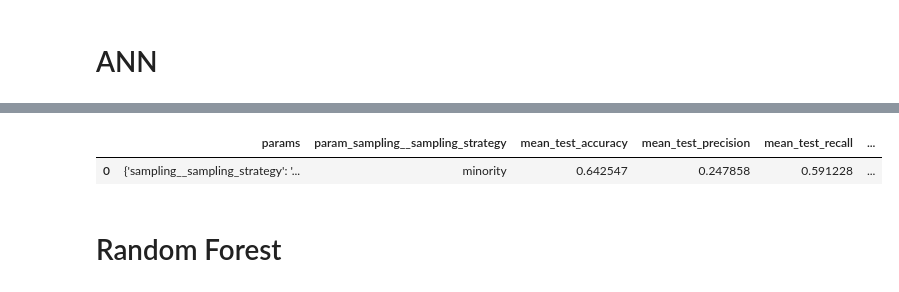
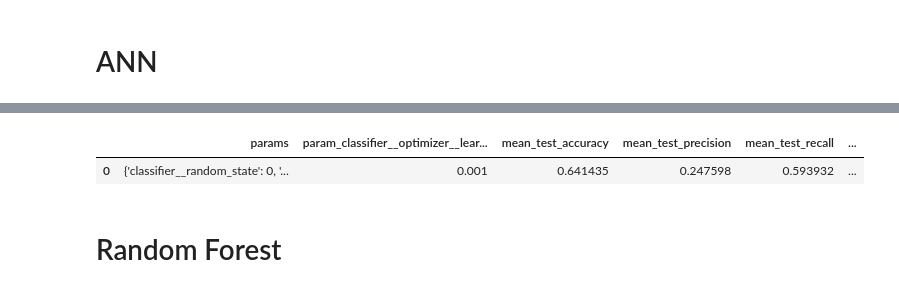
Before and after one commit to DiVitoTommaso/Cyclists-Races_Data-Mining, a Jupyter notebook: Supervised Learning.ipynb, the cells around one changed output, grey strips where cells are left out. Saved outputs shown, nothing was run; the diff lists cells and outputs as text; code cells hidden in the pictures.

```diff
--- a/Supervised Learning.ipynb
+++ b/Supervised Learning.ipynb
@@ -313,24 +221,0 @@ dummy_positive_scores, dummy_negative_scores, dummy_stratified_scores, dummy_uni
-# %%
-# evaluate on test set
-dummy_positive.fit(X_train, y_train)
-dummy_negative.fit(X_train, y_train)
-dummy_stratified.fit(X_train, y_train)
-dummy_uniform.fit(X_train, y_train)
-
-dummy_positive_preds = dummy_positive.predict(X_test)
-dummy_negative_preds = dummy_negative.predict(X_test)
-dummy_stratified_preds = dummy_stratified.predict(X_test)
-dummy_uniform_preds = dummy_uniform.predict(X_test)
-
-print("Positive dummy classifier")
-print(fbeta_score(y_test, dummy_positive_preds, beta=0.5))
-print(classification_report(y_test, dummy_positive_preds))
-print("Negative dummy classifier")
-print(fbeta_score(y_test, dummy_negative_preds, beta=0.5))
-print(classification_report(y_test, dummy_negative_preds))
-print("Stratified dummy classifier")
-print(fbeta_score(y_test, dummy_stratified_preds, beta=0.5))
-print(classification_report(y_test, dummy_stratified_preds))
-print("Uniform dummy classifier")
-print(fbeta_score(y_test, dummy_uniform_preds, beta=0.5))
-print(classification_report(y_test, dummy_uniform_preds))
@@ -778,9 +644,6 @@ param_grid = {
     "classifier__batch_size": [128],
     "classifier__optimizer__learning_rate": [0.001],
     "classifier__optimizer__weight_decay": [0.001],
-    "sampling__sampling_strategy": [
-        "minority",
-    ],
     # "classifier__class_weight": [
     #     {0: int(neg_class / pos_class), 1: 1},
     # ],
@@ -1014,19 +759,19 @@ cv_results.to_csv(RESULTS_DIR + OUT_NAME, index=False)
 # %%
 cv_results[
     [
         "params",
-        "param_sampling__sampling_strategy",
+        "param_classifier__optimizer__learning_rate",
         "mean_test_accuracy",
         "mean_test_precision",
         "mean_test_recall",
         "mean_test_f1",
         "mean_test_roc_auc",
         "mean_test_f0.5",
     ]
 ].sort_values("mean_test_f0.5", ascending=False)
 # %% [output]
-|  | params | param_sampling__sampling_strategy | mean_test_accuracy | mean_test_precision | mean_test_recall | ... |
-| 0 | {'sampling__sampling_strategy': '... | minority | 0.642547 | 0.247858 | 0.591228 | ... |
+|  | params | param_classifier__optimizer__lear... | mean_test_accuracy | mean_test_precision | mean_test_recall | ... |
+| 0 | {'classifier__random_state': 0, '... | 0.001 | 0.641435 | 0.247598 | 0.593932 | ... |
 # %% [markdown]
 # Random Forest
 # %%
```
Also changed, not shown: parts of 37 cells of this notebook, 1 other file.
